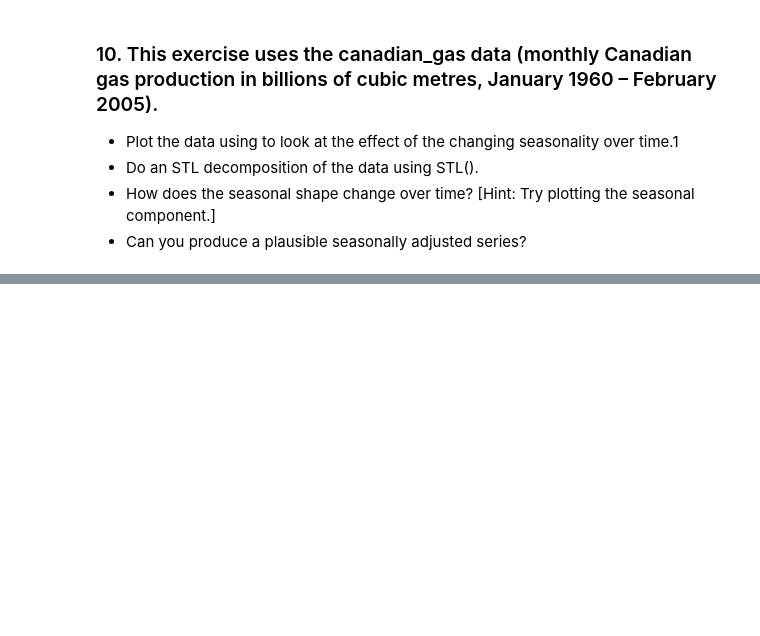
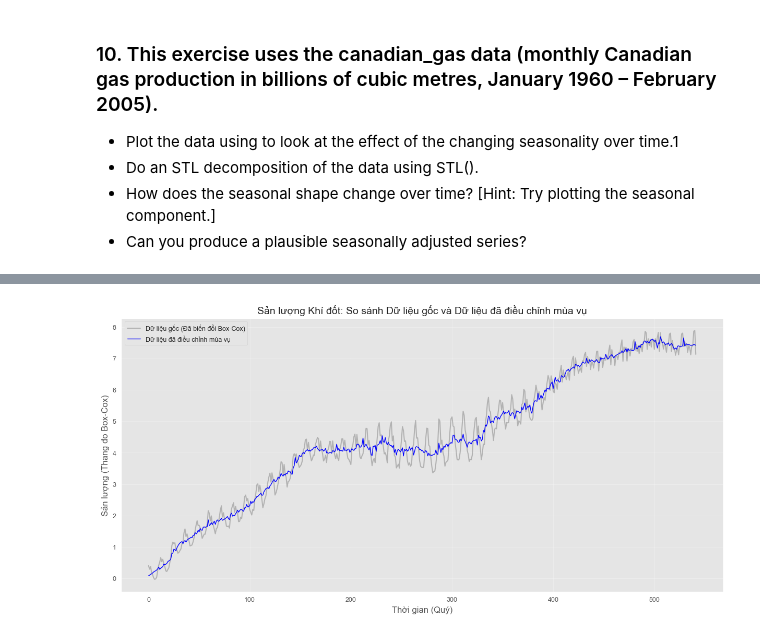
Before and after one commit to Le-Phu-Family/-Time-Series-Analysis-and-Forecasting-methods-, a Jupyter notebook: notebooks/Chapter 3 - Time Series Decomposition/Exercises for Chapter 3.ipynb, the cells around one changed output, grey strips where cells are left out. Cells and saved outputs as stored; diff of their text form; code cells hidden in the pictures; blank space fills up the shorter version.

```diff
--- a/notebooks/Chapter 3 - Time Series Decomposition/Exercises for Chapter 3.ipynb
+++ b/notebooks/Chapter 3 - Time Series Decomposition/Exercises for Chapter 3.ipynb
@@ -338,0 +384,17 @@ plt.show()
+# %%
+seasonally_adjusted_gas = df['y'] - res.seasonal
+df_adjusted = seasonally_adjusted_gas.to_frame(name='y')
+df_adjusted
+
+plt.figure(figsize=(12, 6))
+plt.plot(df['y'], label='Dữ liệu gốc (Đã biến đổi Box-Cox)', color='gray', alpha=0.5)
+plt.plot(seasonally_adjusted_gas, label='Dữ liệu đã điều chỉnh mùa vụ', color='blue', linewidth=1)
+
+plt.title('Sản lượng Khí đốt: So sánh Dữ liệu gốc và Dữ liệu đã điều chỉnh mùa vụ', fontsize=14)
+plt.xlabel('Thời gian (Quý)', fontsize=12)
+plt.ylabel('Sản lượng (Thang đo Box-Cox)', fontsize=12)
+plt.legend()
+plt.grid(True, alpha=0.3)
+plt.show()
+# %% [output]
+[figure, added]
```
Also changed, not shown: parts of 7 cells of this notebook.
